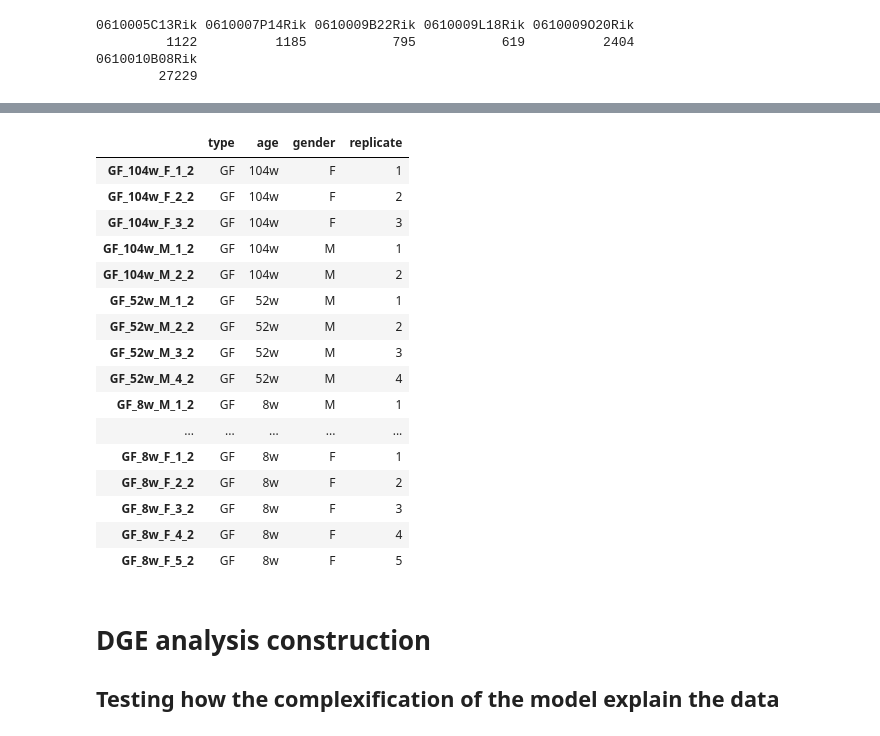
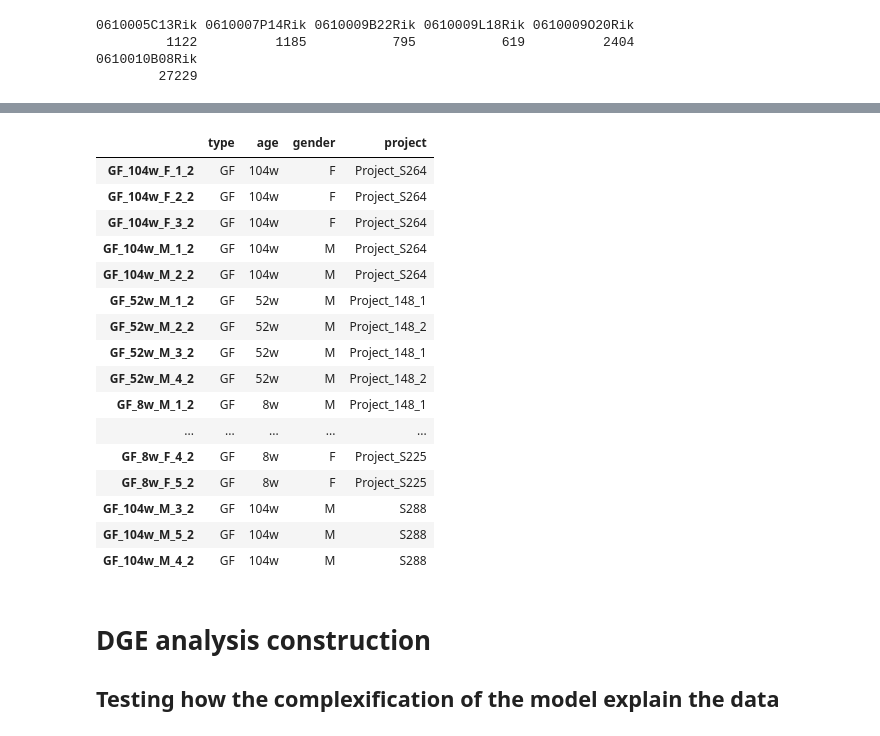
Before and after one commit to anuprulez/amma, a Jupyter notebook: src/dge_analysis.ipynb, the cells around one changed output, grey strips where cells are left out. Cells and saved outputs as stored; diff of their text form; code cells hidden in the pictures.

```diff
--- a/src/dge_analysis.ipynb
+++ b/src/dge_analysis.ipynb
@@ -127,3 +121,10 @@ length(refseq[sapply(refseq_check, is.null)])
 # Remove the columns with spurious data
 to_remove = c("SPF_8w_F_2_2")
 counts = counts[,!names(counts) %in% to_remove]
+# %%
+file_desc = read.csv("../data/file_description.csv", row.names = 1)
+file_desc = head(file_desc,-6)
+file_desc = file_desc[!rownames(file_desc) %in% c("SPF_8w_F_2"), ]
+file_desc$"Lane" = gsub(" & ", "_",file_desc$"Lane")
+file_desc$"Lane" = gsub(" ", "1",file_desc$"Lane")
+head(file_desc)
@@ -130,27 +139,32 @@ counts = counts[,!names(counts) %in% to_remove]
 # %%
 # Extract the metadata
 metadata = t(sapply(sapply(colnames(counts), strsplit, split = "_"), unlist))
+short_names = paste(metadata[,1], metadata[,2], metadata[,3], metadata[,4], sep ="_")
+names(short_names) = rownames(metadata)
 metadata = metadata[,-5]
 colnames(metadata) = c("type", "age", "gender", "replicate")
+metadata = as.data.frame(metadata)
+metadata$replicate <- NULL
+metadata$project = paste(unlist(file_desc[short_names,'Project.id']))
 metadata
 # %% [output]
-|  | type | age | gender | replicate |
-| GF_104w_F_1_2 | GF | 104w | F | 1 |
-| GF_104w_F_2_2 | GF | 104w | F | 2 |
-| GF_104w_F_3_2 | GF | 104w | F | 3 |
-| GF_104w_M_1_2 | GF | 104w | M | 1 |
-| GF_104w_M_2_2 | GF | 104w | M | 2 |
-| GF_52w_M_1_2 | GF | 52w | M | 1 |
-| GF_52w_M_2_2 | GF | 52w | M | 2 |
-| GF_52w_M_3_2 | GF | 52w | M | 3 |
-| GF_52w_M_4_2 | GF | 52w | M | 4 |
-| GF_8w_M_1_2 | GF | 8w | M | 1 |
+|  | type | age | gender | project |
+| GF_104w_F_1_2 | GF | 104w | F | Project_S264 |
+| GF_104w_F_2_2 | GF | 104w | F | Project_S264 |
+| GF_104w_F_3_2 | GF | 104w | F | Project_S264 |
+| GF_104w_M_1_2 | GF | 104w | M | Project_S264 |
+| GF_104w_M_2_2 | GF | 104w | M | Project_S264 |
+| GF_52w_M_1_2 | GF | 52w | M | Project_148_1 |
+| GF_52w_M_2_2 | GF | 52w | M | Project_148_2 |
+| GF_52w_M_3_2 | GF | 52w | M | Project_148_1 |
+| GF_52w_M_4_2 | GF | 52w | M | Project_148_2 |
+| GF_8w_M_1_2 | GF | 8w | M | Project_148_1 |
 | ... | ... | ... | ... | ... |
-| GF_8w_F_1_2 | GF | 8w | F | 1 |
-| GF_8w_F_2_2 | GF | 8w | F | 2 |
-| GF_8w_F_3_2 | GF | 8w | F | 3 |
-| GF_8w_F_4_2 | GF | 8w | F | 4 |
-| GF_8w_F_5_2 | GF | 8w | F | 5 |
+| GF_8w_F_4_2 | GF | 8w | F | Project_S225 |
+| GF_8w_F_5_2 | GF | 8w | F | Project_S225 |
+| GF_104w_M_3_2 | GF | 104w | M | S288 |
+| GF_104w_M_5_2 | GF | 104w | M | S288 |
+| GF_104w_M_4_2 | GF | 104w | M | S288 |
 # %%
 save(gene_length, file="../results/dge/gene_length.RData")
 # %% [markdown]
```
Also changed, not shown: parts of 46 cells of this notebook, 1 other file.
